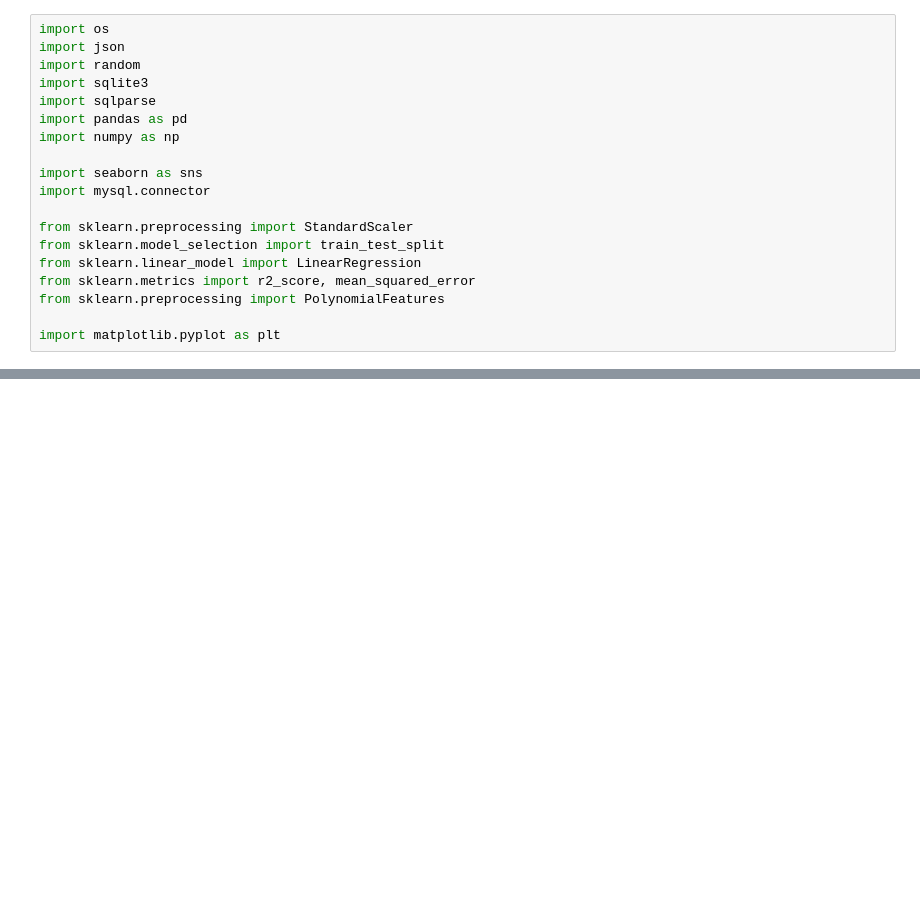
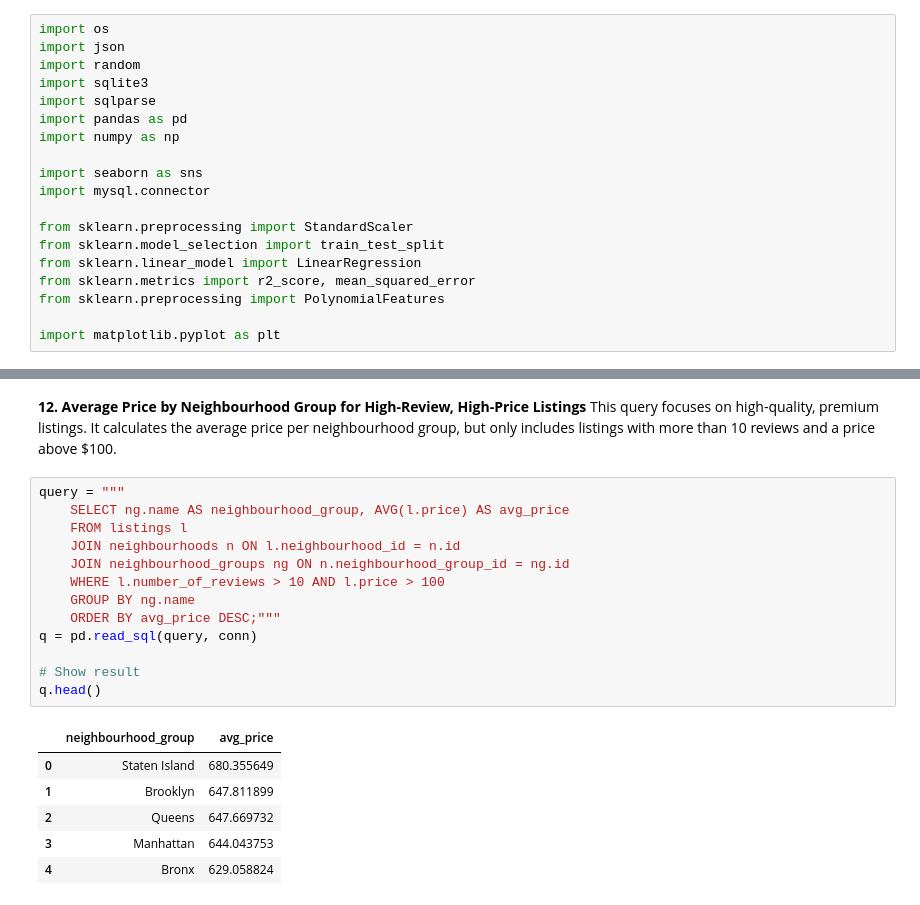
Before and after one commit to HopeMohola/Predict, a Jupyter notebook: Predict Practicals.ipynb, the cells around one changed output, grey strips where cells are left out. Saved outputs shown, nothing was run; the diff lists cells and outputs as text; blank space fills up the shorter version.

```diff
--- a/Predict Practicals.ipynb
+++ b/Predict Practicals.ipynb
@@ -79,0 +227,24 @@ Opened SQLite database with version 3.49.1 successfully.
+# %% [markdown]
+**12. Average Price by Neighbourhood Group for High-Review, High-Price Listings**
+This query focuses on high-quality, premium listings.
+It calculates the average price per neighbourhood group, but only includes listings with more than 10 reviews and a price above $100.
+# %%
+query = """
+    SELECT ng.name AS neighbourhood_group, AVG(l.price) AS avg_price
+    FROM listings l
+    JOIN neighbourhoods n ON l.neighbourhood_id = n.id
+    JOIN neighbourhood_groups ng ON n.neighbourhood_group_id = ng.id
+    WHERE l.number_of_reviews > 10 AND l.price > 100
+    GROUP BY ng.name
+    ORDER BY avg_price DESC;"""
+q = pd.read_sql(query, conn)
+
+# Show result
+q.head()
+# %% [output]
+|  | neighbourhood_group | avg_price |
+| 0 | Staten Island | 680.355649 |
+| 1 | Brooklyn | 647.811899 |
+| 2 | Queens | 647.669732 |
+| 3 | Manhattan | 644.043753 |
+| 4 | Bronx | 629.058824 |
```
Also changed, not shown: parts of 21 cells of this notebook.
